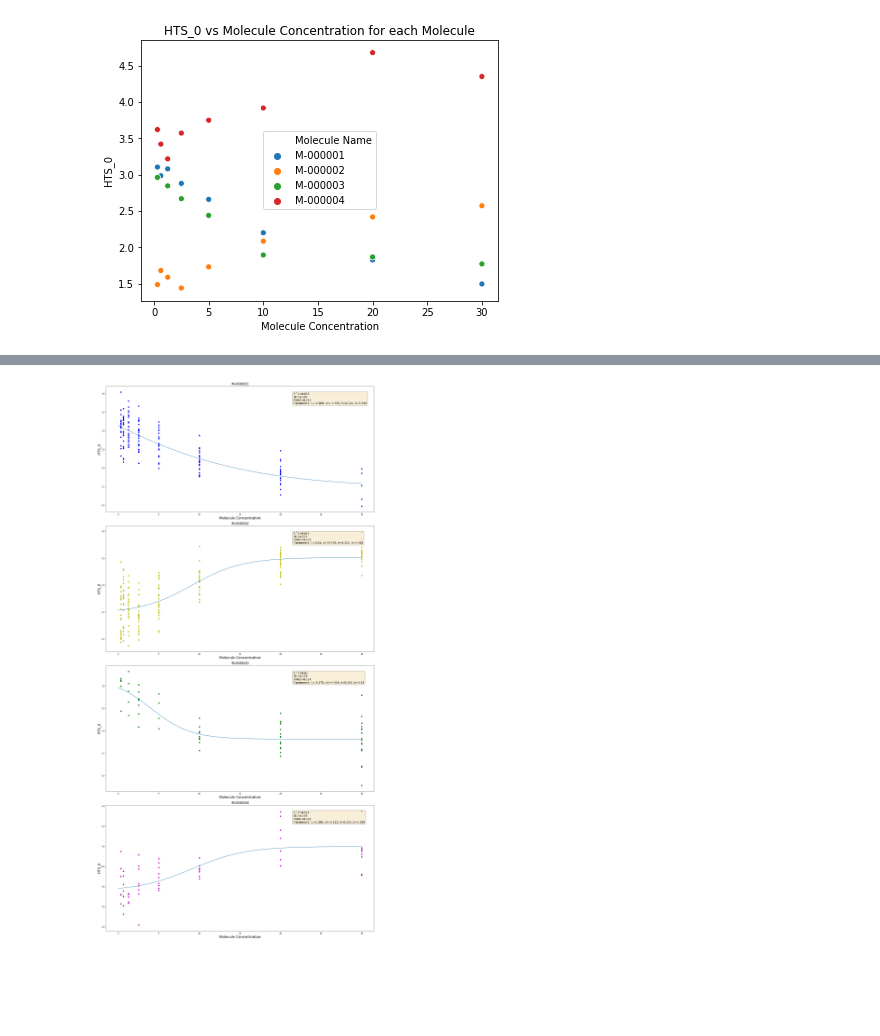
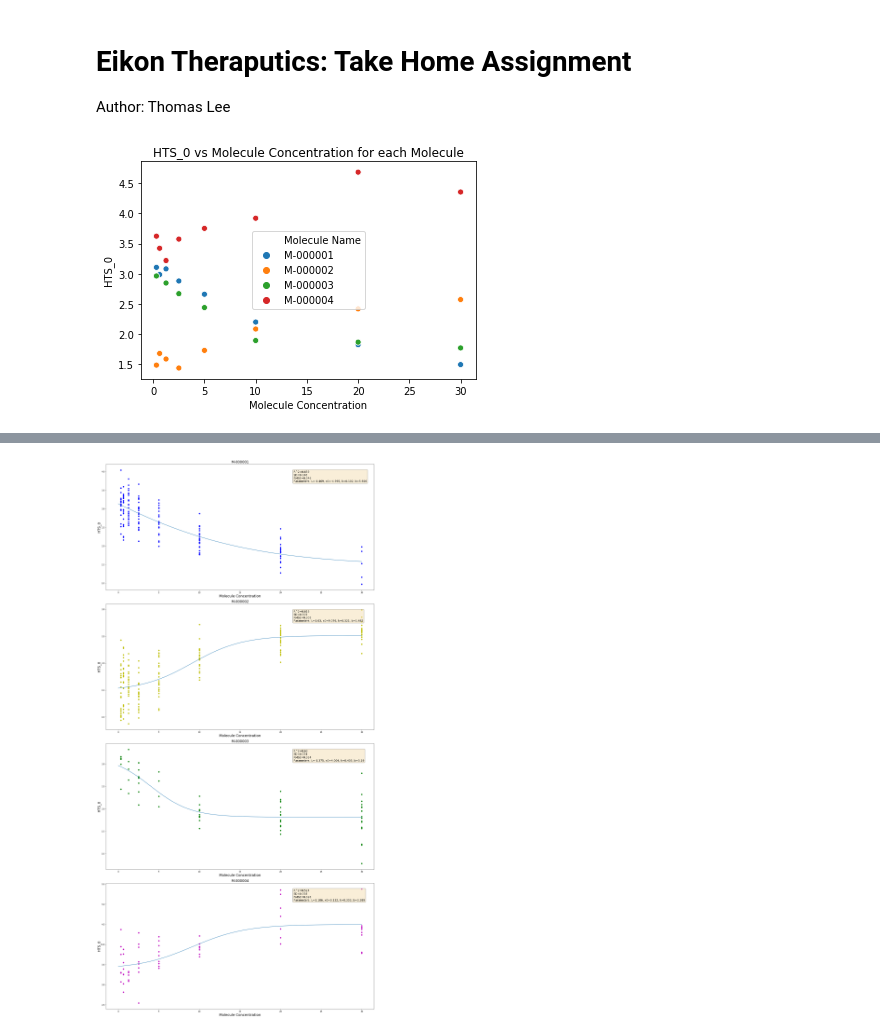
Before and after one commit to thomaslee1701/doseage-eikon, a Jupyter notebook: main.ipynb, the cells around one changed output, grey strips where cells are left out. Saved outputs shown, nothing was run; the diff lists cells and outputs as text; code cells hidden in the pictures; blank space fills up the shorter version.

```diff
--- a/main.ipynb
+++ b/main.ipynb
@@ -5,4 +5,7 @@ import matplotlib.pyplot as plt
 import seaborn as sns
 from matplotlib.pyplot import figure
 from scipy.optimize import curve_fit
+# %% [markdown]
+# Eikon Theraputics: Take Home Assignment
+Author: Thomas Lee
 # %%
@@ -9,7 +13,10 @@ from scipy.optimize import curve_fit
 dose_responses = pd.read_csv("Dose_response_JD.csv")
 # %%
+"""
+Initial exploration of data. Plotting out the individual molecules on their own reveals vaguely sigmoidal-shaped data.
+"""
 grouped = dose_responses.groupby(['Molecule Name', 'Molecule Concentration']).mean().reset_index()
 sns.scatterplot(data=grouped, x='Molecule Concentration', y='HTS_0', hue='Molecule Name');
 plt.title('HTS_0 vs Molecule Concentration for each Molecule');
 # %% [output]
-[figure, old version]
+[figure, new version]
```
Also changed, not shown: parts of 8 cells of this notebook.
